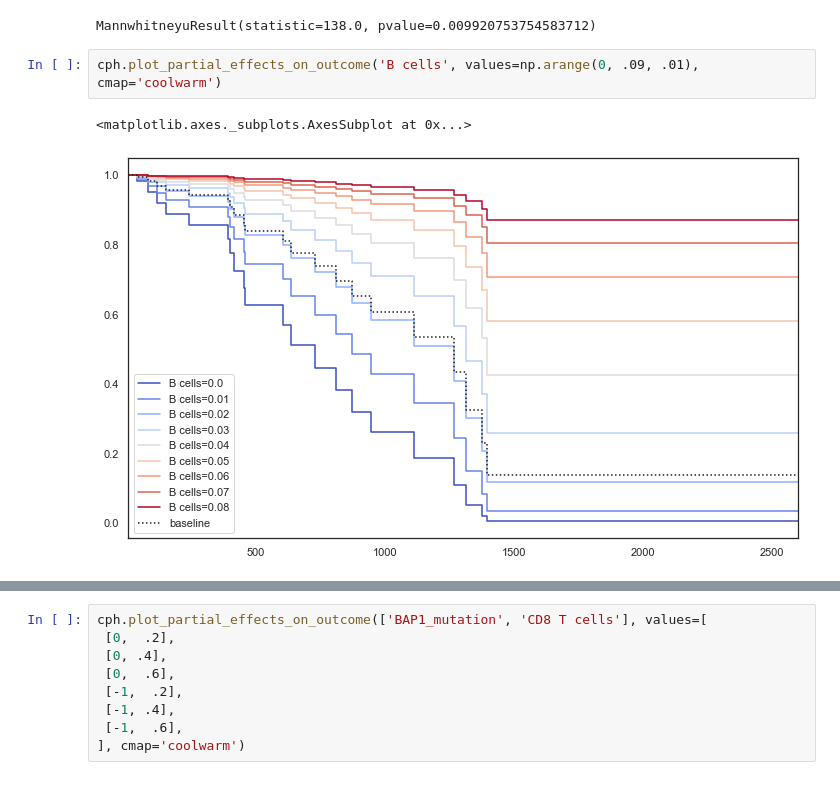
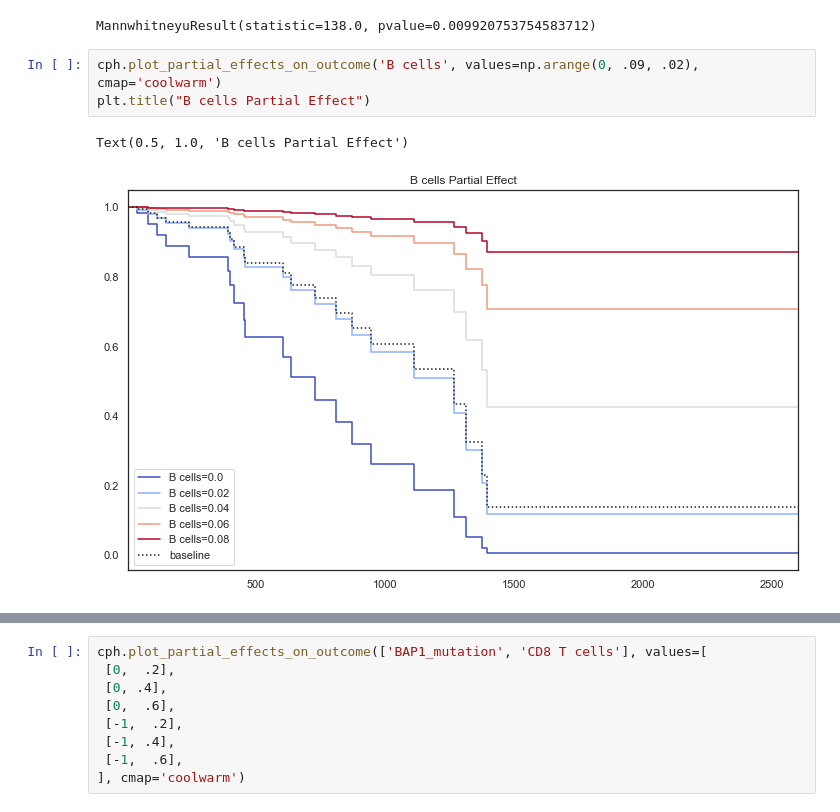
Before and after one commit to N8Grant/TripodsREU, a Jupyter notebook: scripts/XenaAnalysis.ipynb, the cells around one changed output, grey strips where cells are left out. Drawn from its saved outputs; the diff is of its cells as text.

```diff
--- a/scripts/XenaAnalysis.ipynb
+++ b/scripts/XenaAnalysis.ipynb
@@ -2799,7 +2807,8 @@ mannwhitneyu(tl.loc[immune_ids[1],tl.columns[0]],tl.loc[immune_ids[2],tl.columns
 # %% [output]
 MannwhitneyuResult(statistic=138.0, pvalue=0.009920753754583712)
 # %%
-cph.plot_partial_effects_on_outcome('B cells', values=np.arange(0, .09, .01), cmap='coolwarm')
+cph.plot_partial_effects_on_outcome('B cells', values=np.arange(0, .09, .02), cmap='coolwarm')
+plt.title("B cells Partial Effect")
 # %% [output]
-<matplotlib.axes._subplots.AxesSubplot at 0x...>
+Text(0.5, 1.0, 'B cells Partial Effect')
-[figure, old version]
+[figure, new version]
```
Also changed, not shown: parts of 18 cells of this notebook, 6 other files.
